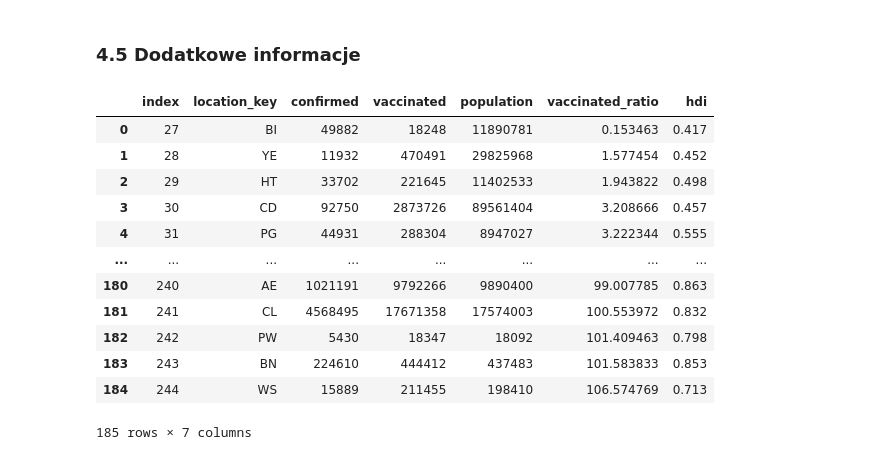
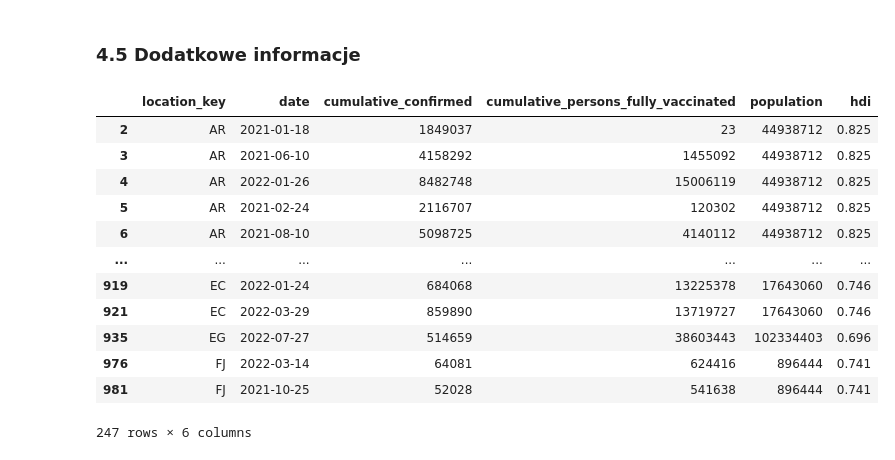
Before and after one commit to piooz/BigData, a Jupyter notebook: zad1/Untitled.ipynb, the cells around one changed output. Cells and saved outputs as stored; diff of their text form; code cells hidden in the pictures.

```diff
--- a/zad1/Untitled.ipynb
+++ b/zad1/Untitled.ipynb
@@ -513,40 +533,39 @@ df.sort_values(by=['date'])
 # %%
 # 4.5.1 czy hdi jest skorelowany z osetkiem szczepien
 
 q1 = ("""
 select location_key,
-    max(cumulative_confirmed) confirmed,
-    max(cumulative_persons_fully_vaccinated) vaccinated,
-    max(population) population,
-    (max(cumulative_persons_fully_vaccinated)/max(population)) * 100 vaccinated_ratio,
-    max(human_development_index) hdi
+    date,
+    cumulative_confirmed,
+    cumulative_persons_fully_vaccinated,
+    population population,
+    human_development_index hdi
 from `bigquery-public-data.covid19_open_data.covid19_open_data`
 where aggregation_level = 0
-group by 1
-order by 5,6
+limit 1000
 """)
 query_job = client.query(q1)
 query_result = query_job.result()
 df = query_result.to_dataframe()
 
-df = df.dropna().drop_duplicates().reset_index()
+df = df.dropna().drop_duplicates()
 
-df.to_csv("4.5.1.csv")
+df.to_csv("4.5.1.csv", index=False)
 df
 # %% [output]
-|  | index | location_key | confirmed | vaccinated | population | vaccinated_ratio | hdi |
-| 0 | 27 | BI | 49882 | 18248 | 11890781 | 0.153463 | 0.417 |
-| 1 | 28 | YE | 11932 | 470491 | 29825968 | 1.577454 | 0.452 |
-| 2 | 29 | HT | 33702 | 221645 | 11402533 | 1.943822 | 0.498 |
-| 3 | 30 | CD | 92750 | 2873726 | 89561404 | 3.208666 | 0.457 |
-| 4 | 31 | PG | 44931 | 288304 | 8947027 | 3.222344 | 0.555 |
-| ... | ... | ... | ... | ... | ... | ... | ... |
-| 180 | 240 | AE | 1021191 | 9792266 | 9890400 | 99.007785 | 0.863 |
-| 181 | 241 | CL | 4568495 | 17671358 | 17574003 | 100.553972 | 0.832 |
-| 182 | 242 | PW | 5430 | 18347 | 18092 | 101.409463 | 0.798 |
-| 183 | 243 | BN | 224610 | 444412 | 437483 | 101.583833 | 0.853 |
-| 184 | 244 | WS | 15889 | 211455 | 198410 | 106.574769 | 0.713 |
+|  | location_key | date | cumulative_confirmed | cumulative_persons_fully_vaccinated | population | hdi |
+| 2 | AR | 2021-01-18 | 1849037 | 23 | 44938712 | 0.825 |
+| 3 | AR | 2021-06-10 | 4158292 | 1455092 | 44938712 | 0.825 |
+| 4 | AR | 2022-01-26 | 8482748 | 15006119 | 44938712 | 0.825 |
+| 5 | AR | 2021-02-24 | 2116707 | 120302 | 44938712 | 0.825 |
+| 6 | AR | 2021-08-10 | 5098725 | 4140112 | 44938712 | 0.825 |
+| ... | ... | ... | ... | ... | ... | ... |
+| 919 | EC | 2022-01-24 | 684068 | 13225378 | 17643060 | 0.746 |
+| 921 | EC | 2022-03-29 | 859890 | 13719727 | 17643060 | 0.746 |
+| 935 | EG | 2022-07-27 | 514659 | 38603443 | 102334403 | 0.696 |
+| 976 | FJ | 2022-03-14 | 64081 | 624416 | 896444 | 0.741 |
+| 981 | FJ | 2021-10-25 | 52028 | 541638 | 896444 | 0.741 |
-185 rows × 7 columns
+247 rows × 6 columns
 # %%
 # 4.5.2 Mobility
 
```
Also changed, not shown: parts of 10 cells of this notebook, 11 other files.
